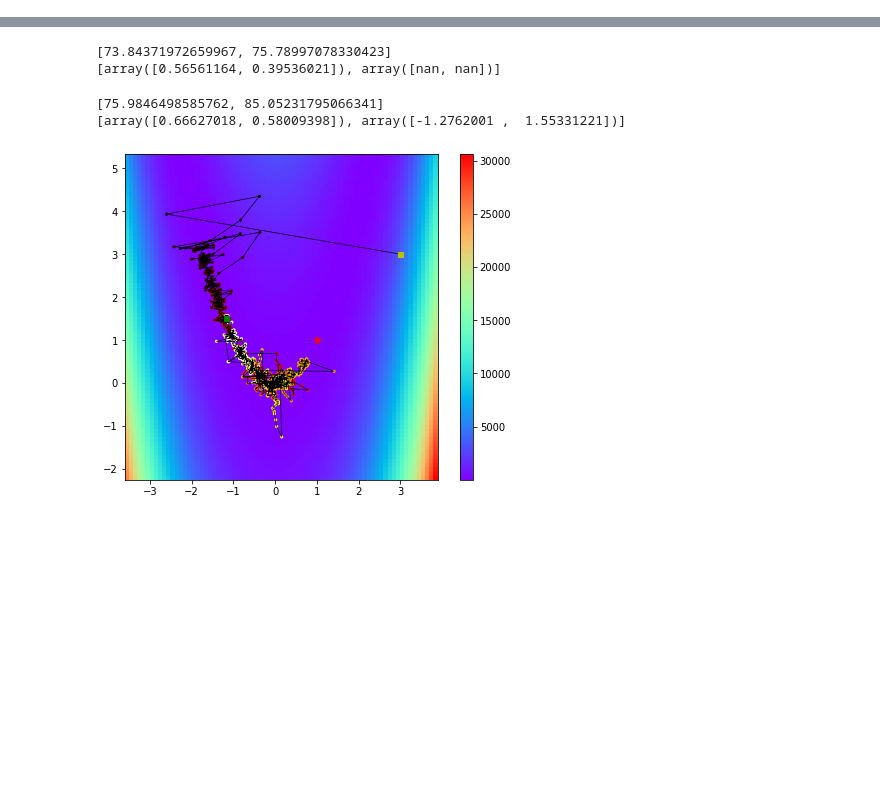
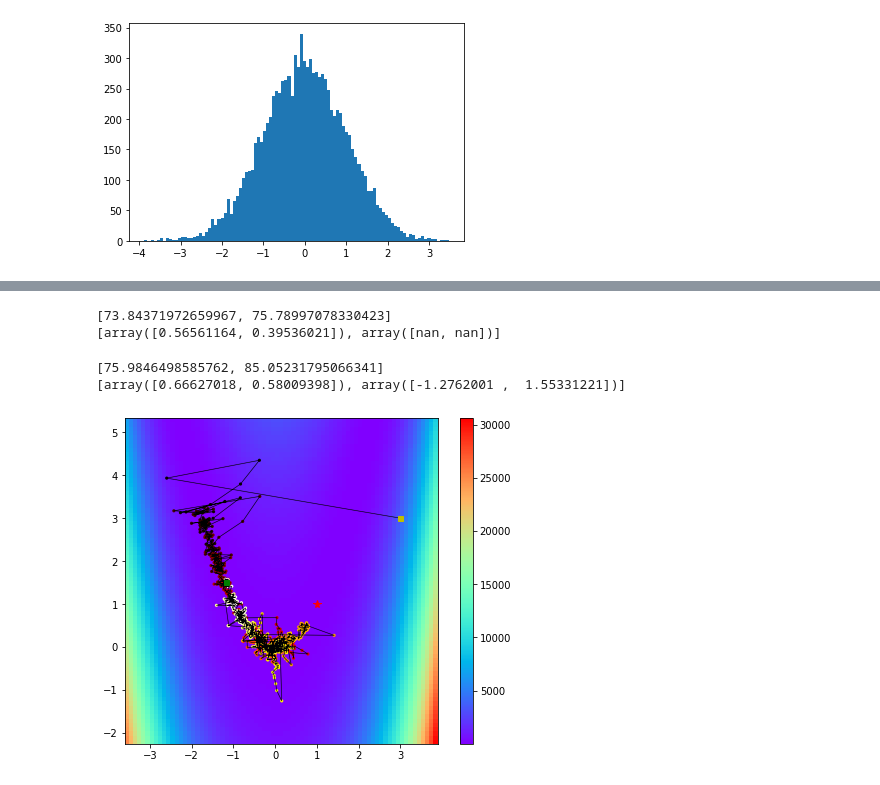
Before and after one commit to NaokiNakamichi/ML, a Jupyter notebook: GD/calssnoise_id.ipynb, the cells around one changed output, grey strips where cells are left out. Cells and saved outputs as stored; diff of their text form; code cells hidden in the pictures; blank space fills up the shorter version.

Commit message:
noise-lastw

```diff
--- a/GD/calssnoise_id.ipynb
+++ b/GD/calssnoise_id.ipynb
@@ -8,6 +8,16 @@ import noise
 import model_opt
 import algo_GD
 import helper
+# %%
+#正規分布
+var = np.random.randint(100,200,1)[0]
+noise_data = noise.Gauss(mean=0,sigma=1,dim=2,n=10000)
+noise_value = noise_data.generate()
+
+plt.hist(noise_value.T[0],bins=100)
+plt.show()
+# %% [output]
+[figure, added]
 # %%
 #対数分布
 var = np.random.randint(100,200,1)[0]
```
Also changed, not shown: parts of 4 cells of this notebook, 9 other files.
